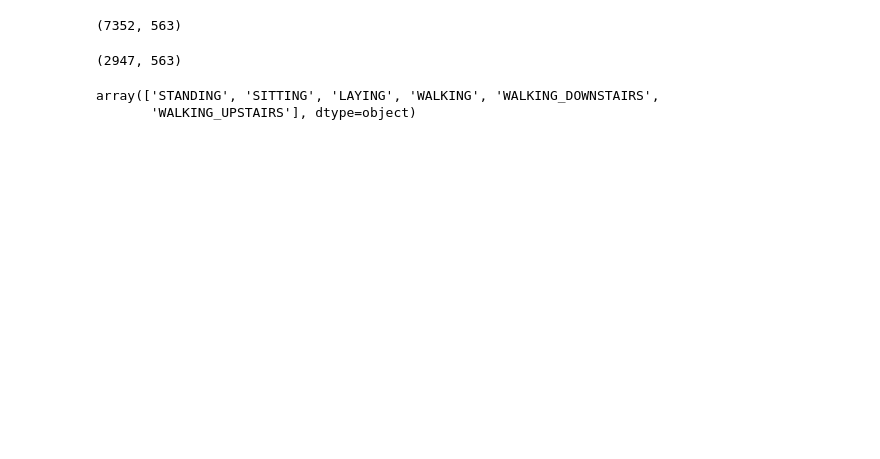
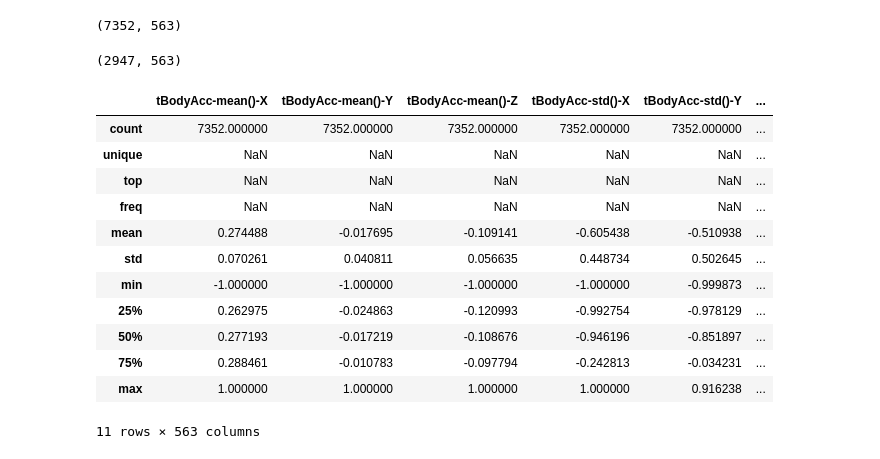
Before and after one commit to xiaohule/ML, a Jupyter notebook: modelisez-vos-donnees-avec-les-methodes-ensemblistes/tp-mesurez-la-puissance-des-forets-aleatoires.ipynb, the cells around one changed output. Saved outputs shown, nothing was run; the diff lists cells and outputs as text; code cells hidden in the pictures; blank space fills up the shorter version.

```diff
--- a/modelisez-vos-donnees-avec-les-methodes-ensemblistes/tp-mesurez-la-puissance-des-forets-aleatoires.ipynb
+++ b/modelisez-vos-donnees-avec-les-methodes-ensemblistes/tp-mesurez-la-puissance-des-forets-aleatoires.ipynb
@@ -16,8 +19,19 @@ train.shape
 test.shape
 # %% [output]
 (2947, 563)
-# %%
-y_train.unique()
-# %% [output]
-array(['STANDING', 'SITTING', 'LAYING', 'WALKING', 'WALKING_DOWNSTAIRS',
-       'WALKING_UPSTAIRS'], dtype=object)
+# %%
+train.describe(include="all")
+# %% [output]
+|  | tBodyAcc-mean()-X | tBodyAcc-mean()-Y | tBodyAcc-mean()-Z | tBodyAcc-std()-X | tBodyAcc-std()-Y | ... |
+| count | 7352.000000 | 7352.000000 | 7352.000000 | 7352.000000 | 7352.000000 | ... |
+| unique | NaN | NaN | NaN | NaN | NaN | ... |
+| top | NaN | NaN | NaN | NaN | NaN | ... |
+| freq | NaN | NaN | NaN | NaN | NaN | ... |
+| mean | 0.274488 | -0.017695 | -0.109141 | -0.605438 | -0.510938 | ... |
+| std | 0.070261 | 0.040811 | 0.056635 | 0.448734 | 0.502645 | ... |
+| min | -1.000000 | -1.000000 | -1.000000 | -1.000000 | -0.999873 | ... |
+| 25% | 0.262975 | -0.024863 | -0.120993 | -0.992754 | -0.978129 | ... |
+| 50% | 0.277193 | -0.017219 | -0.108676 | -0.946196 | -0.851897 | ... |
+| 75% | 0.288461 | -0.010783 | -0.097794 | -0.242813 | -0.034231 | ... |
+| max | 1.000000 | 1.000000 | 1.000000 | 1.000000 | 0.916238 | ... |
+11 rows × 563 columns
```
Also changed, not shown: parts of 9 cells of this notebook, 1 other file.
